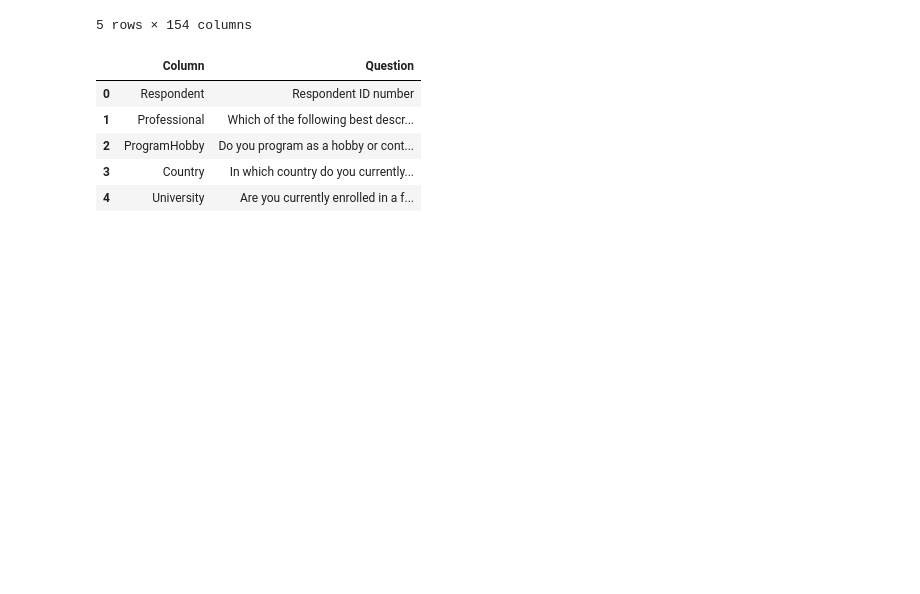
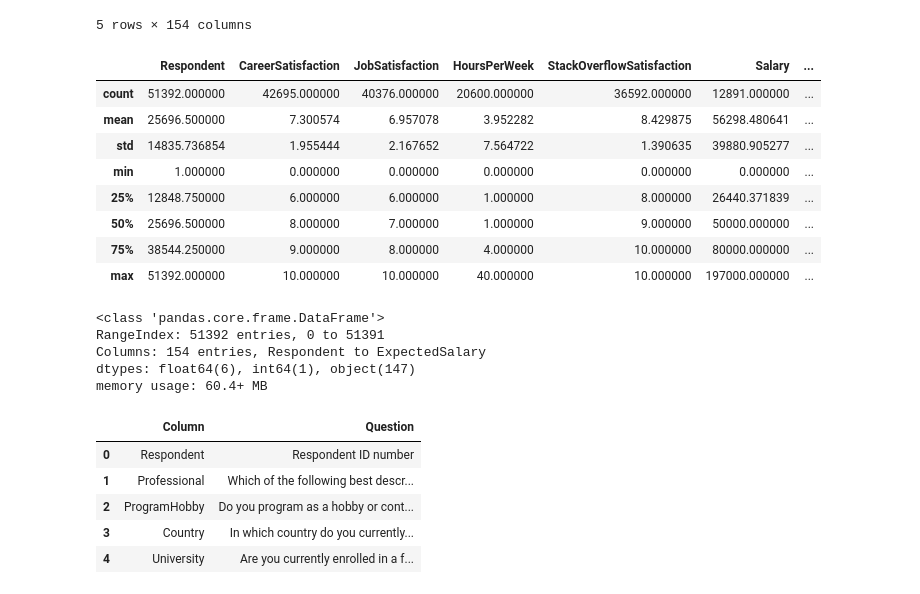
Before and after one commit to TranCaoHuy3009/Udacity_Data_Scientist-Writing_a_Data_Science_Blog_Post, a Jupyter notebook: EDA.ipynb, the cells around one changed output. Saved outputs shown, nothing was run; the diff lists cells and outputs as text; code cells hidden in the pictures; blank space fills up the shorter version.

```diff
--- a/EDA.ipynb
+++ b/EDA.ipynb
@@ -15,8 +15,32 @@ import gc
 from dateutil.relativedelta import relativedelta
 # %% [markdown]
 # Gather Data
-# %%
-path_data = "Stack Overflow Developer Survey 2017"
-
-data_raw = pd.read_csv(f"{path_data}/survey_results_public.csv")
-data_schema = pd.read_csv(f"{path_data}/survey_results_schema.csv")
+# %%
+def import_data(data_path='survey_results_public.csv'):
+    '''
+    Read data raw and its schema from the data path as csv file and return as DataFrame
+    Input:
+        data_path: a path to the data folder (String)
+    Output:
+        data_raw: Pandas DataFrame of raw data
+        data_schema: Pandas DataFrame of data schema
+    '''
+    data_raw = pd.read_csv(f'{data_path}/survey_results_public.csv')
+    data_schema = pd.read_csv(f'{data_path}/survey_results_schema.csv')
+
+    return data_raw, data_schema
+
+def get_description(data_schema, column_name):
+    '''
+    Return description of givin column of dataframe from data schema
+    Input:
+        data_schema: data schema that contain description for each column (DataFrame)
+        column_name: the column that need to get description (String)
+    Output:
+        description of the givin column (String)
+    '''
+    description = data_schema[data_schema.Column == column_name].Question.values[0]
+
+    return description
+# %%
+data_raw, data_schema = import_data(data_path='Stack Overflow Developer Survey 2017')
@@ -30,4 +56,25 @@ data_raw.head()
 | 3 | 4 | Professional non-developer who so... | Yes, both | United States | No | Employed full-time | Doctoral degree | ... |
 | 4 | 5 | Professional developer | Yes, I program as a hobby | Switzerland | No | Employed full-time | Master's degree | ... |
 5 rows × 154 columns
+# %%
+# Get the basic describe from data to achieve a better understanding from data
+data_raw.describe()
+# %% [output]
+|  | Respondent | CareerSatisfaction | JobSatisfaction | HoursPerWeek | StackOverflowSatisfaction | Salary | ... |
+| count | 51392.000000 | 42695.000000 | 40376.000000 | 20600.000000 | 36592.000000 | 12891.000000 | ... |
+| mean | 25696.500000 | 7.300574 | 6.957078 | 3.952282 | 8.429875 | 56298.480641 | ... |
+| std | 14835.736854 | 1.955444 | 2.167652 | 7.564722 | 1.390635 | 39880.905277 | ... |
+| min | 1.000000 | 0.000000 | 0.000000 | 0.000000 | 0.000000 | 0.000000 | ... |
+| 25% | 12848.750000 | 6.000000 | 6.000000 | 1.000000 | 8.000000 | 26440.371839 | ... |
+| 50% | 25696.500000 | 8.000000 | 7.000000 | 1.000000 | 9.000000 | 50000.000000 | ... |
+| 75% | 38544.250000 | 9.000000 | 8.000000 | 4.000000 | 10.000000 | 80000.000000 | ... |
+| max | 51392.000000 | 10.000000 | 10.000000 | 40.000000 | 10.000000 | 197000.000000 | ... |
+# %%
+data_raw.info()
+# %% [output]
+<class 'pandas.core.frame.DataFrame'>
+RangeIndex: 51392 entries, 0 to 51391
+Columns: 154 entries, Respondent to ExpectedSalary
+dtypes: float64(6), int64(1), object(147)
+memory usage: 60.4+ MB
 # %%
```
Also changed, not shown: parts of 6 cells of this notebook.
